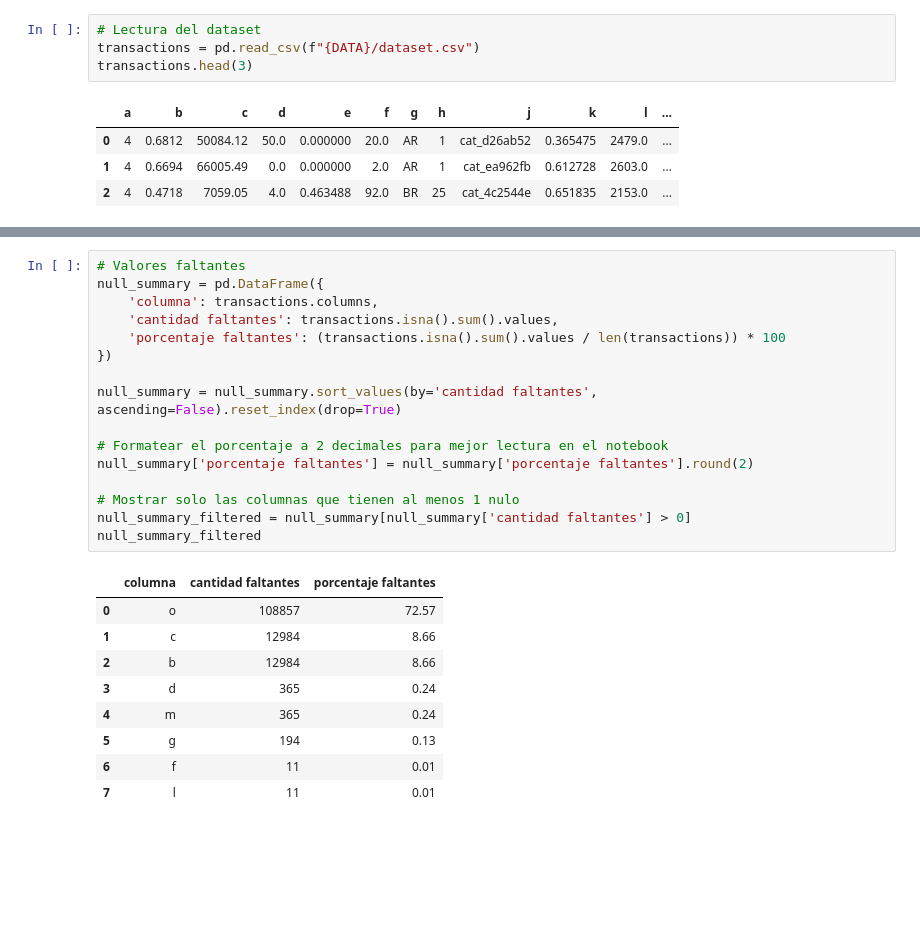
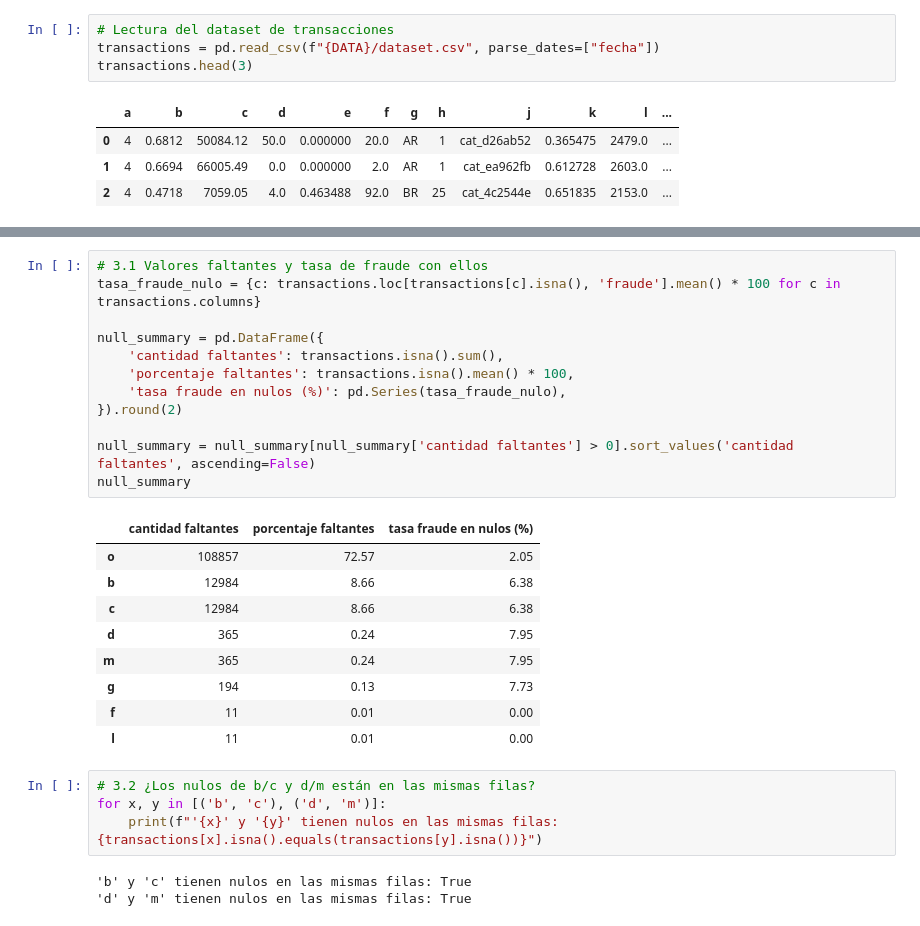
Before and after one commit to mlondono-oc/ml-fraud-detection, a Jupyter notebook: notebooks/01_eda.ipynb, the cells around one changed output, grey strips where cells are left out. Drawn from its saved outputs; the diff is of its cells as text; blank space fills up the shorter version.

Commit message:
Analisis de calidad del dataset completo.

```diff
--- a/notebooks/01_eda.ipynb
+++ b/notebooks/01_eda.ipynb
@@ -16,6 +27,6 @@ DATA = os.path.join(ROOT, "data")
 # %%
-# Lectura del dataset
-transactions = pd.read_csv(f"{DATA}/dataset.csv")
+# Lectura del dataset de transacciones
+transactions = pd.read_csv(f"{DATA}/dataset.csv", parse_dates=["fecha"])
 transactions.head(3)
 # %% [output]
 |  | a | b | c | d | e | f | g | h | j | k | l | ... |
@@ -52,26 +143,29 @@ Cantidad de variables categóricas: 5
 # %%
-# Valores faltantes
+# 3.1 Valores faltantes y tasa de fraude con ellos
+tasa_fraude_nulo = {c: transactions.loc[transactions[c].isna(), 'fraude'].mean() * 100 for c in transactions.columns}
+
 null_summary = pd.DataFrame({
-    'columna': transactions.columns,
-    'cantidad faltantes': transactions.isna().sum().values,
-    'porcentaje faltantes': (transactions.isna().sum().values / len(transactions)) * 100
-})
+    'cantidad faltantes': transactions.isna().sum(),
+    'porcentaje faltantes': transactions.isna().mean() * 100,
+    'tasa fraude en nulos (%)': pd.Series(tasa_fraude_nulo),
+}).round(2)
 
-null_summary = null_summary.sort_values(by='cantidad faltantes', ascending=False).reset_index(drop=True)
-
-# Formatear el porcentaje a 2 decimales para mejor lectura en el notebook
-null_summary['porcentaje faltantes'] = null_summary['porcentaje faltantes'].round(2)
-
-# Mostrar solo las columnas que tienen al menos 1 nulo
-null_summary_filtered = null_summary[null_summary['cantidad faltantes'] > 0]
-null_summary_filtered
+null_summary = null_summary[null_summary['cantidad faltantes'] > 0].sort_values('cantidad faltantes', ascending=False)
+null_summary
 # %% [output]
-|  | columna | cantidad faltantes | porcentaje faltantes |
-| 0 | o | 108857 | 72.57 |
-| 1 | c | 12984 | 8.66 |
-| 2 | b | 12984 | 8.66 |
-| 3 | d | 365 | 0.24 |
-| 4 | m | 365 | 0.24 |
-| 5 | g | 194 | 0.13 |
-| 6 | f | 11 | 0.01 |
-| 7 | l | 11 | 0.01 |
+|  | cantidad faltantes | porcentaje faltantes | tasa fraude en nulos (%) |
+| o | 108857 | 72.57 | 2.05 |
+| b | 12984 | 8.66 | 6.38 |
+| c | 12984 | 8.66 | 6.38 |
+| d | 365 | 0.24 | 7.95 |
+| m | 365 | 0.24 | 7.95 |
+| g | 194 | 0.13 | 7.73 |
+| f | 11 | 0.01 | 0.00 |
+| l | 11 | 0.01 | 0.00 |
+# %%
+# 3.2 ¿Los nulos de b/c y d/m están en las mismas filas?
+for x, y in [('b', 'c'), ('d', 'm')]:
+    print(f"'{x}' y '{y}' tienen nulos en las mismas filas: {transactions[x].isna().equals(transactions[y].isna())}")
+# %% [output]
+'b' y 'c' tienen nulos en las mismas filas: True
+'d' y 'm' tienen nulos en las mismas filas: True
```
Also changed, not shown: parts of 26 cells of this notebook.
